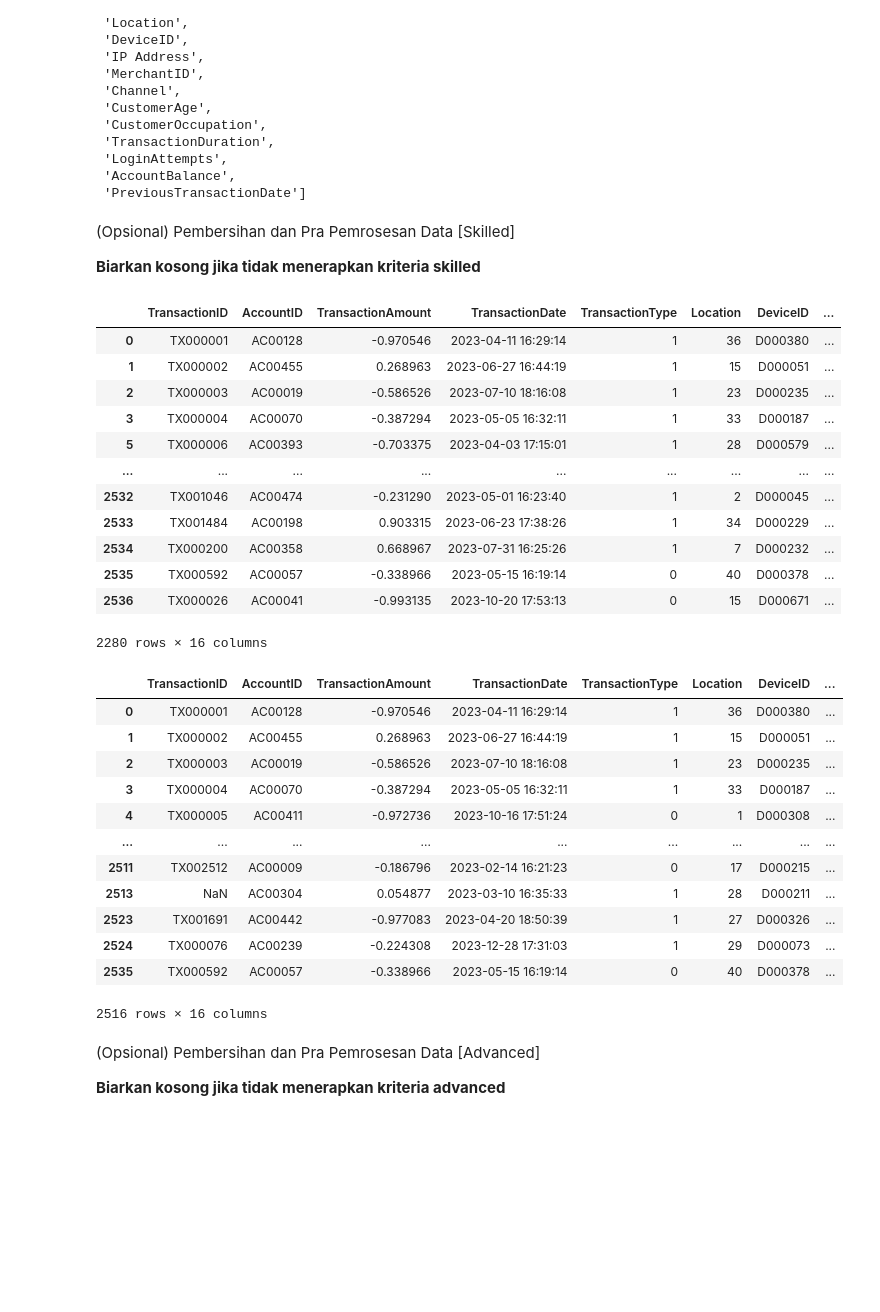
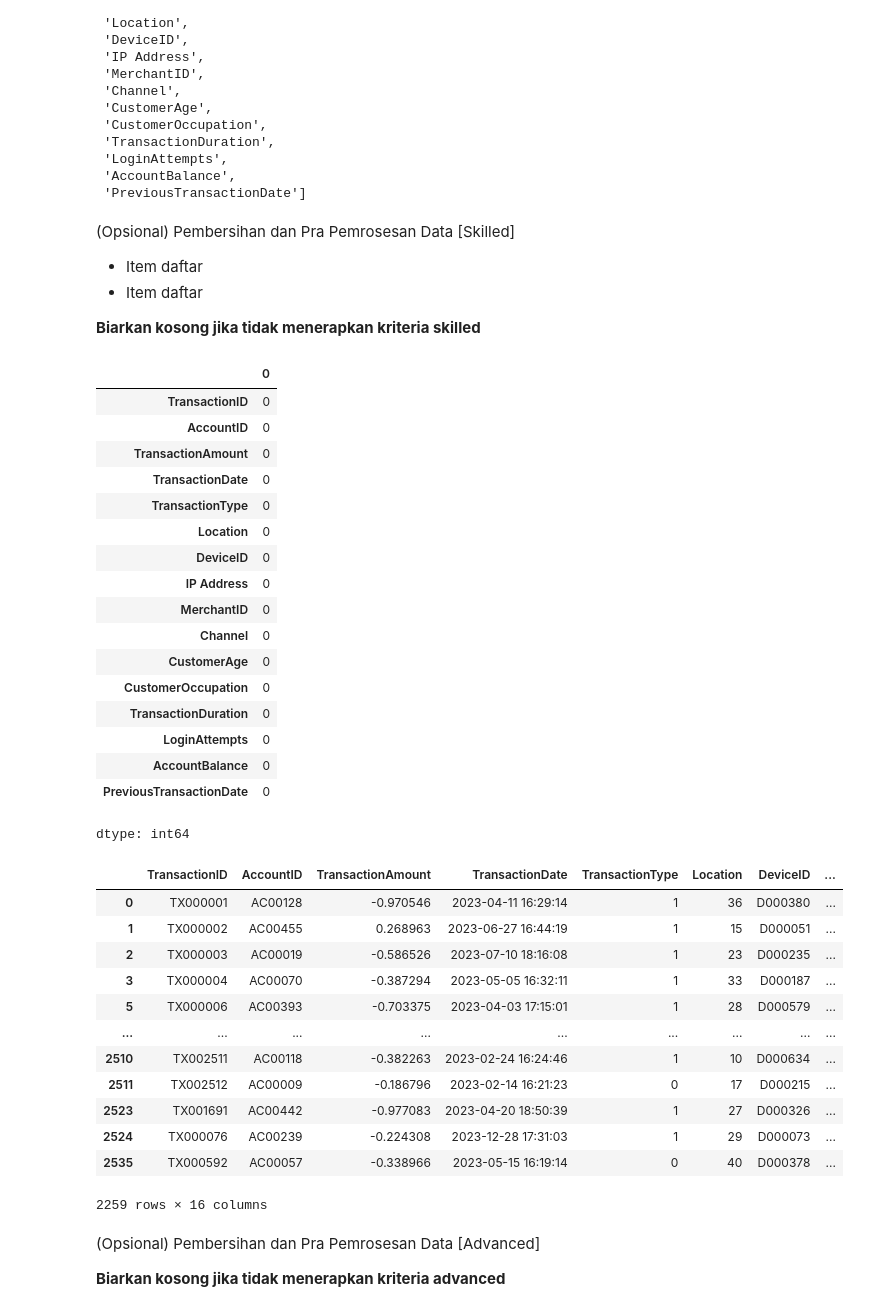
Before and after one commit to FaizFP/Dicoding--Project, a Jupyter notebook: [Clustering]_Submission_Akhir_BMLP_Your_Name.ipynb, the cells around one changed output. Cells and saved outputs as stored; diff of their text form; code cells hidden in the pictures; blank space fills up the shorter version.

```diff
--- a/[Clustering]_Submission_Akhir_BMLP_Your_Name.ipynb
+++ b/[Clustering]_Submission_Akhir_BMLP_Your_Name.ipynb
@@ -273,27 +274,36 @@ df.columns.tolist()
 # %% [markdown]
 (Opsional) Pembersihan dan Pra Pemrosesan Data [Skilled]
 
+*   Item daftar
+*   Item daftar
+
+
+
 **Biarkan kosong jika tidak menerapkan kriteria skilled**
 # %%
 # Menangani data yang hilang (bisa menggunakan dropna() atau metode imputasi fillna()).
 #cek data yang null
+df.dropna(inplace=True)
 df.isnull().sum()
-
-df.dropna()
 # %% [output]
-|  | TransactionID | AccountID | TransactionAmount | TransactionDate | TransactionType | Location | DeviceID | ... |
-| 0 | TX000001 | AC00128 | -0.970546 | 2023-04-11 16:29:14 | 1 | 36 | D000380 | ... |
-| 1 | TX000002 | AC00455 | 0.268963 | 2023-06-27 16:44:19 | 1 | 15 | D000051 | ... |
-| 2 | TX000003 | AC00019 | -0.586526 | 2023-07-10 18:16:08 | 1 | 23 | D000235 | ... |
-| 3 | TX000004 | AC00070 | -0.387294 | 2023-05-05 16:32:11 | 1 | 33 | D000187 | ... |
-| 5 | TX000006 | AC00393 | -0.703375 | 2023-04-03 17:15:01 | 1 | 28 | D000579 | ... |
-| ... | ... | ... | ... | ... | ... | ... | ... | ... |
-| 2532 | TX001046 | AC00474 | -0.231290 | 2023-05-01 16:23:40 | 1 | 2 | D000045 | ... |
-| 2533 | TX001484 | AC00198 | 0.903315 | 2023-06-23 17:38:26 | 1 | 34 | D000229 | ... |
-| 2534 | TX000200 | AC00358 | 0.668967 | 2023-07-31 16:25:26 | 1 | 7 | D000232 | ... |
-| 2535 | TX000592 | AC00057 | -0.338966 | 2023-05-15 16:19:14 | 0 | 40 | D000378 | ... |
-| 2536 | TX000026 | AC00041 | -0.993135 | 2023-10-20 17:53:13 | 0 | 15 | D000671 | ... |
+|  | 0 |
+| TransactionID | 0 |
+| AccountID | 0 |
+| TransactionAmount | 0 |
+| TransactionDate | 0 |
+| TransactionType | 0 |
+| Location | 0 |
+| DeviceID | 0 |
+| IP Address | 0 |
+| MerchantID | 0 |
+| Channel | 0 |
+| CustomerAge | 0 |
+| CustomerOccupation | 0 |
+| TransactionDuration | 0 |
+| LoginAttempts | 0 |
+| AccountBalance | 0 |
+| PreviousTransactionDate | 0 |
-2280 rows × 16 columns
+dtype: int64
 # %%
 # Menghapus data duplikat menggunakan drop_duplicates().
 df.drop_duplicates()
@@ -303,14 +313,14 @@ df.drop_duplicates()
 | 1 | TX000002 | AC00455 | 0.268963 | 2023-06-27 16:44:19 | 1 | 15 | D000051 | ... |
 | 2 | TX000003 | AC00019 | -0.586526 | 2023-07-10 18:16:08 | 1 | 23 | D000235 | ... |
 | 3 | TX000004 | AC00070 | -0.387294 | 2023-05-05 16:32:11 | 1 | 33 | D000187 | ... |
-| 4 | TX000005 | AC00411 | -0.972736 | 2023-10-16 17:51:24 | 0 | 1 | D000308 | ... |
+| 5 | TX000006 | AC00393 | -0.703375 | 2023-04-03 17:15:01 | 1 | 28 | D000579 | ... |
 | ... | ... | ... | ... | ... | ... | ... | ... | ... |
+| 2510 | TX002511 | AC00118 | -0.382263 | 2023-02-24 16:24:46 | 1 | 10 | D000634 | ... |
 | 2511 | TX002512 | AC00009 | -0.186796 | 2023-02-14 16:21:23 | 0 | 17 | D000215 | ... |
-| 2513 | NaN | AC00304 | 0.054877 | 2023-03-10 16:35:33 | 1 | 28 | D000211 | ... |
 | 2523 | TX001691 | AC00442 | -0.977083 | 2023-04-20 18:50:39 | 1 | 27 | D000326 | ... |
 | 2524 | TX000076 | AC00239 | -0.224308 | 2023-12-28 17:31:03 | 1 | 29 | D000073 | ... |
 | 2535 | TX000592 | AC00057 | -0.338966 | 2023-05-15 16:19:14 | 0 | 40 | D000378 | ... |
-2516 rows × 16 columns
+2259 rows × 16 columns
 # %% [markdown]
 (Opsional) Pembersihan dan Pra Pemrosesan Data [Advanced]
 
```
Also changed, not shown: parts of 16 cells of this notebook.
